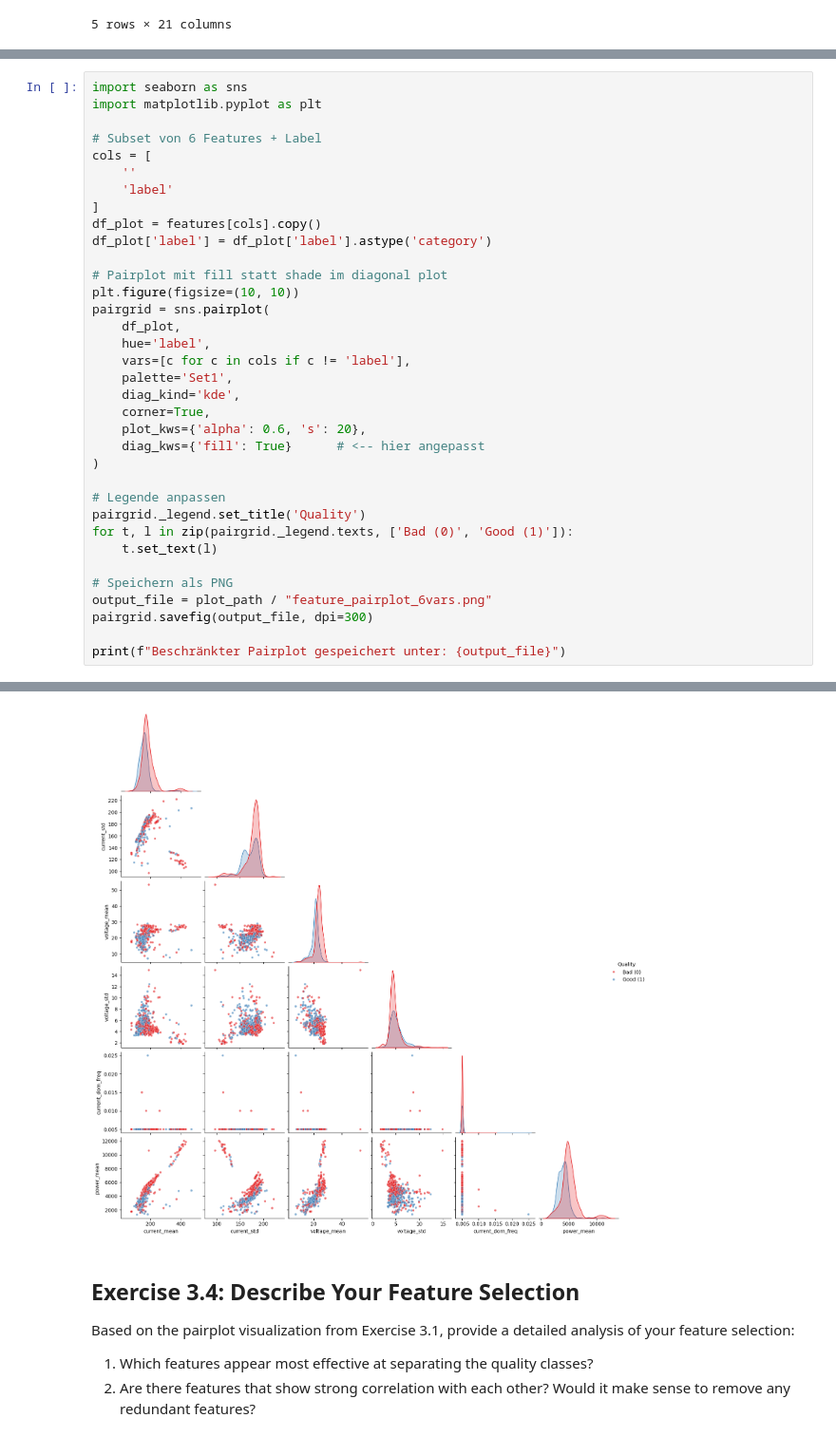
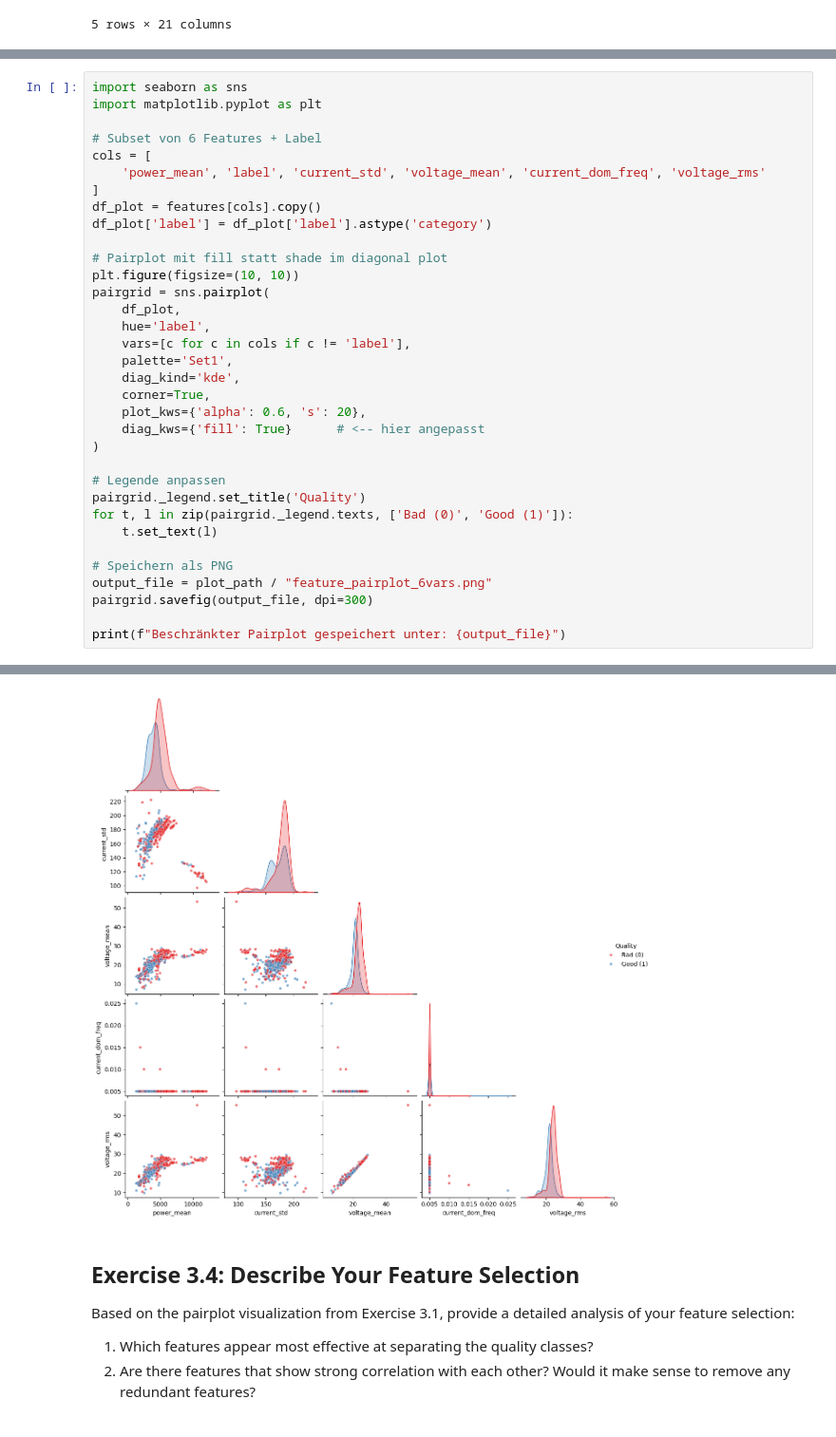
Before and after one commit to Lars-Hendrik2701/AMLProjectPart1, a Jupyter notebook: ex_03_feature_plots.ipynb, the cells around one changed output, grey strips where cells are left out. Shown at 95% size. Cells and saved outputs as stored; diff of their text form.

```diff
--- a/ex_03_feature_plots.ipynb
+++ b/ex_03_feature_plots.ipynb
@@ -72,39 +72,38 @@ import matplotlib.pyplot as plt
 
 # Subset von 6 Features + Label
 cols = [
-    ''
-    'label'
+    'power_mean', 'label', 'current_std', 'voltage_mean', 'current_dom_freq', 'voltage_rms'
 ]
 df_plot = features[cols].copy()
 df_plot['label'] = df_plot['label'].astype('category')
 
 # Pairplot mit fill statt shade im diagonal plot
 plt.figure(figsize=(10, 10))
 pairgrid = sns.pairplot(
     df_plot,
     hue='label',
     vars=[c for c in cols if c != 'label'],
     palette='Set1',
     diag_kind='kde',
     corner=True,
     plot_kws={'alpha': 0.6, 's': 20},
     diag_kws={'fill': True}      # <-- hier angepasst
 )
 
 # Legende anpassen
 pairgrid._legend.set_title('Quality')
 for t, l in zip(pairgrid._legend.texts, ['Bad (0)', 'Good (1)']):
     t.set_text(l)
 
 # Speichern als PNG
 output_file = plot_path / "feature_pairplot_6vars.png"
 pairgrid.savefig(output_file, dpi=300)
 
 print(f"Beschränkter Pairplot gespeichert unter: {output_file}")
 # %% [output]
 Beschränkter Pairplot gespeichert unter: plots/ex_03/feature_pairplot_6vars.png
 <Figure size 1000x1000 with 0 Axes>
-[figure, old version]
+[figure, new version]
 # %% [markdown]
 ## Exercise 3.4: Describe Your Feature Selection
 
```
Also changed, not shown: 1 other file.
